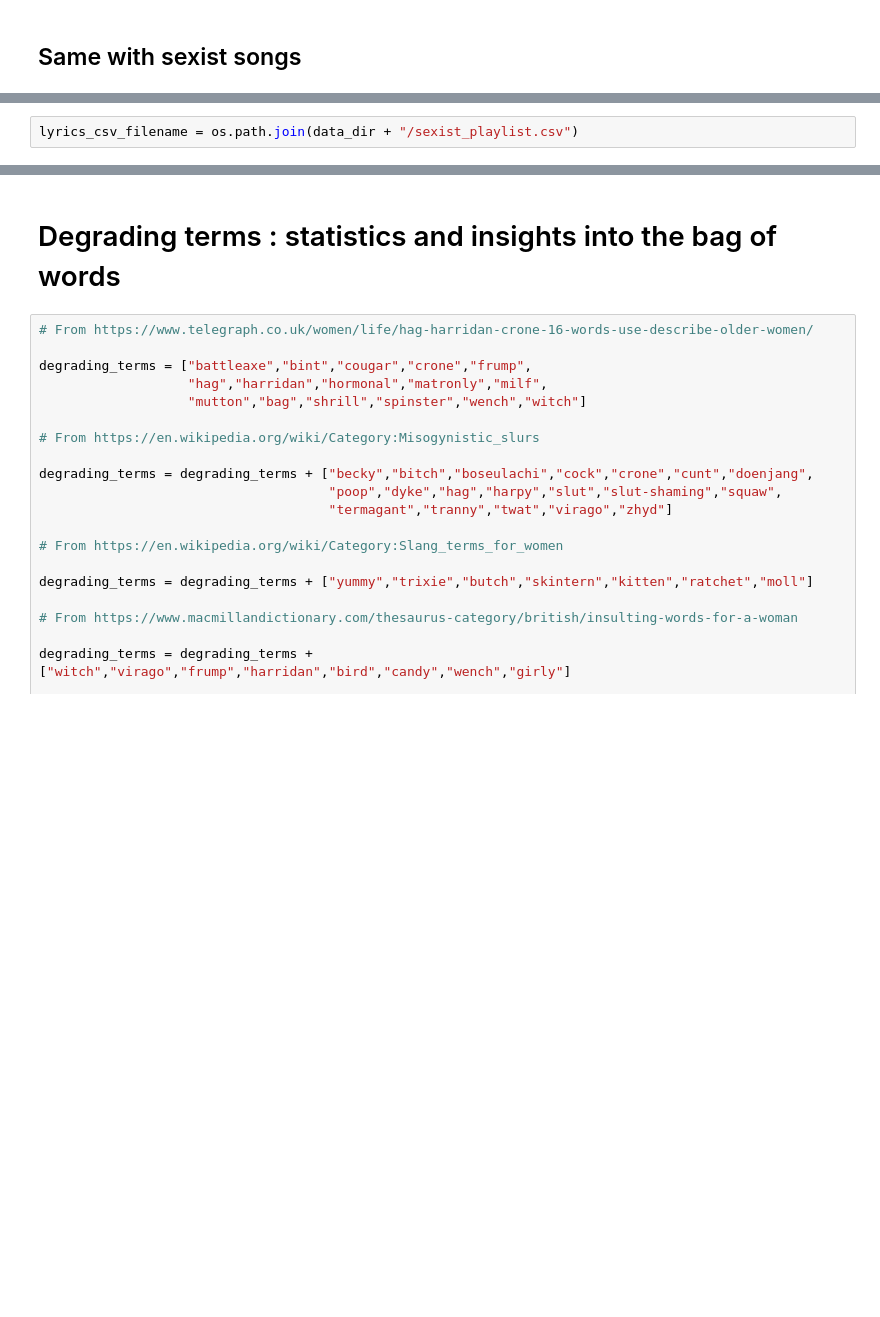
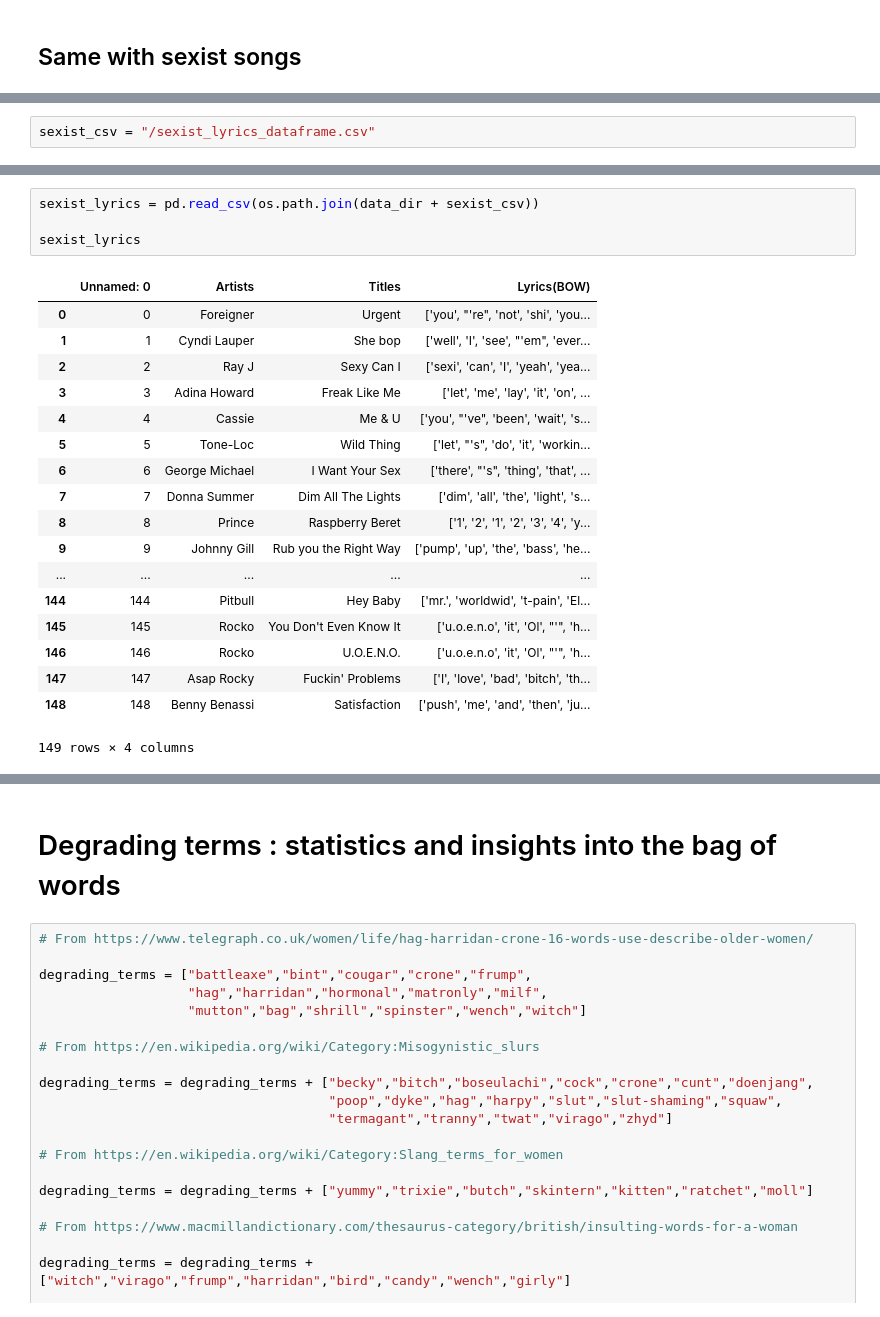
Before and after one commit to axnyang/CS401, a Jupyter notebook: msd_project.ipynb, the cells around one changed output, grey strips where cells are left out. Cells and saved outputs as stored; diff of their text form; blank space fills up the shorter version.

```diff
--- a/msd_project.ipynb
+++ b/msd_project.ipynb
@@ -578,0 +842,2 @@ positive_lyrics
+# %%
+sexist_csv = "/sexist_lyrics_dataframe.csv"
@@ -579,2 +849,23 @@ positive_lyrics
 # %%
-lyrics_csv_filename = os.path.join(data_dir + "/sexist_playlist.csv")
+sexist_lyrics = pd.read_csv(os.path.join(data_dir + sexist_csv))
+
+sexist_lyrics
+# %% [output]
+|  | Unnamed: 0 | Artists | Titles | Lyrics(BOW) |
+| 0 | 0 | Foreigner | Urgent | ['you', "'re", 'not', 'shi', 'you... |
+| 1 | 1 | Cyndi Lauper | She bop | ['well', 'I', 'see', "'em", 'ever... |
+| 2 | 2 | Ray J | Sexy Can I | ['sexi', 'can', 'I', 'yeah', 'yea... |
+| 3 | 3 | Adina Howard | Freak Like Me | ['let', 'me', 'lay', 'it', 'on', ... |
+| 4 | 4 | Cassie | Me & U | ['you', "'ve", 'been', 'wait', 's... |
+| 5 | 5 | Tone-Loc | Wild Thing | ['let', "'s", 'do', 'it', 'workin... |
+| 6 | 6 | George Michael | I Want Your Sex | ['there', "'s", 'thing', 'that', ... |
+| 7 | 7 | Donna Summer | Dim All The Lights | ['dim', 'all', 'the', 'light', 's... |
+| 8 | 8 | Prince | Raspberry Beret | ['1', '2', '1', '2', '3', '4', 'y... |
+| 9 | 9 | Johnny Gill | Rub you the Right Way | ['pump', 'up', 'the', 'bass', 'he... |
+| ... | ... | ... | ... | ... |
+| 144 | 144 | Pitbull | Hey Baby | ['mr.', 'worldwid', 't-pain', 'El... |
+| 145 | 145 | Rocko | You Don't Even Know It | ['u.o.e.n.o', 'it', 'Ol', "'", 'h... |
+| 146 | 146 | Rocko | U.O.E.N.O. | ['u.o.e.n.o', 'it', 'Ol', "'", 'h... |
+| 147 | 147 | Asap Rocky | Fuckin' Problems | ['I', 'love', 'bad', 'bitch', 'th... |
+| 148 | 148 | Benny Benassi | Satisfaction | ['push', 'me', 'and', 'then', 'ju... |
+149 rows × 4 columns
```
Also changed, not shown: parts of 18 cells of this notebook, 8 other files.
